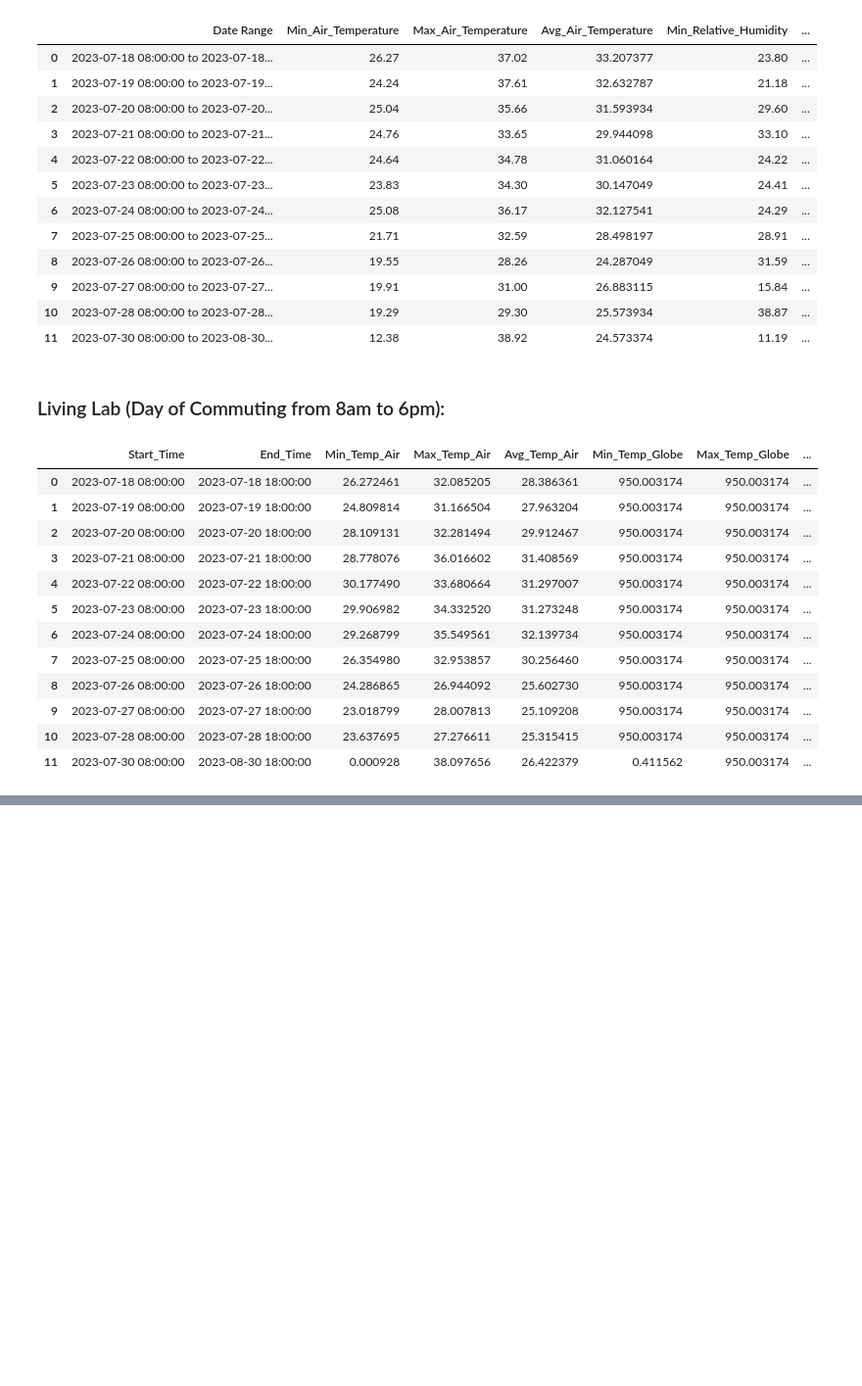
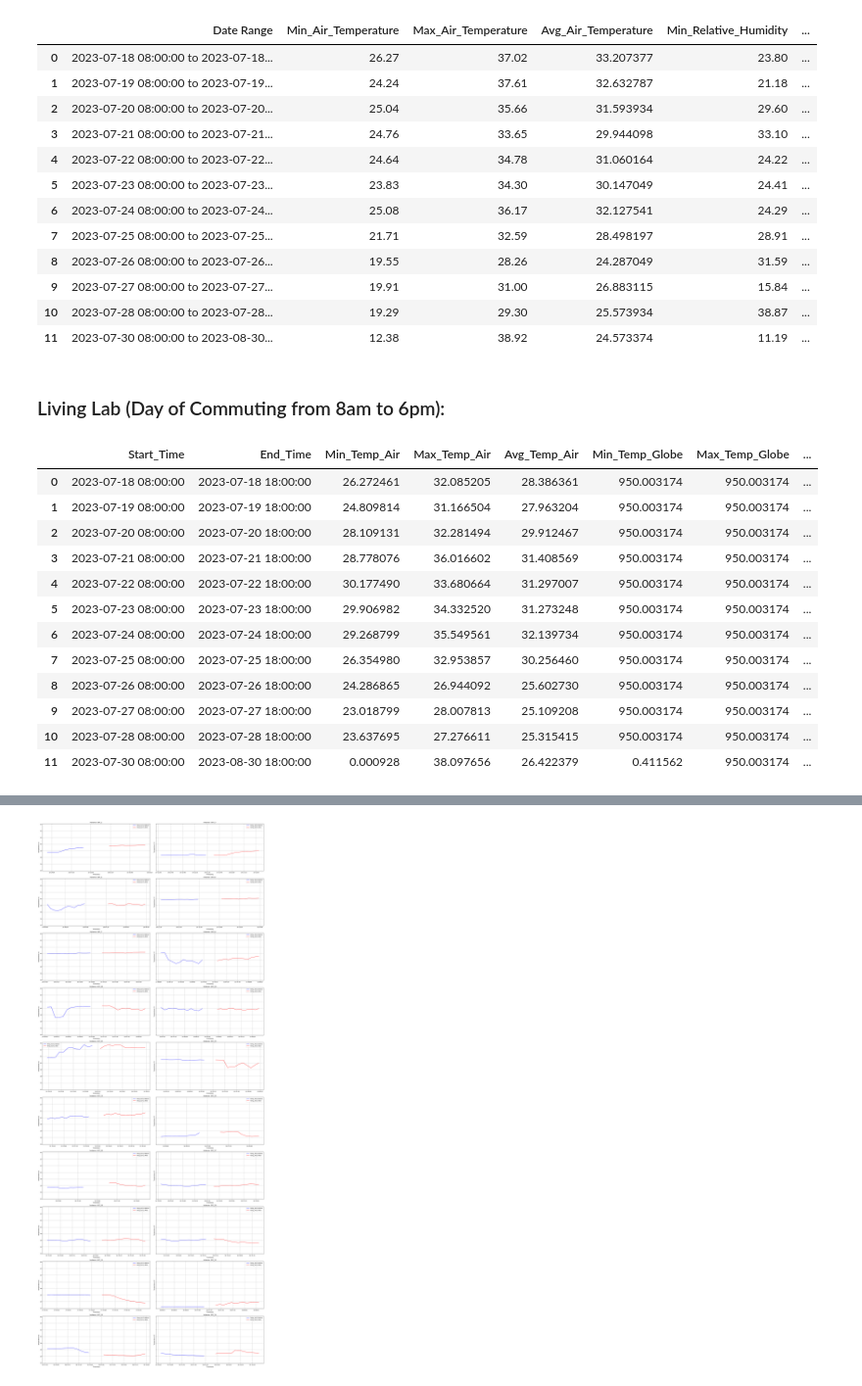
Before and after one commit to tomarp/COC-D, a Jupyter notebook: code/notebook_S07.ipynb, the cells around one changed output, grey strips where cells are left out. Shown at 98% size. Drawn from its saved outputs; the diff is of its cells as text; code cells hidden in the pictures; blank space fills up the shorter version.

Commit message:
before-after curve

```diff
--- a/code/notebook_S07.ipynb
+++ b/code/notebook_S07.ipynb
@@ -729,0 +975,80 @@ results_df
+# %%
+import pandas as pd
+from datetime import datetime, timedelta
+import matplotlib.pyplot as plt
+
+# Load the CSV file
+file_path = 'C:/Users/Tomar/dev/PCM_study/summer_2023/output/living_lab/LL/LL_d.csv'
+data = pd.read_csv(file_path)
+
+# Ensure the correct renaming of the 'DateTime' column to 'Timestamp'
+data.rename(columns={'DateTime': 'Timestamp'}, inplace=True)
+
+# Convert the 'Timestamp' column to datetime
+data['Timestamp'] = pd.to_datetime(data['Timestamp'])
+
+# Define the commuting instances from the provided markdown data
+commuting_instances = [
+     {"ID_instance": " S07_1 ", "Start Time": "2023-07-18 14:52:46", "End Time": "2023-07-18 15:24:35"},
+    {"ID_instance": " S07_3 ", "Start Time": "2023-07-19 12:28:27", "End Time": "2023-07-19 12:34:18"},
+    {"ID_instance": " S07_5 ", "Start Time": "2023-07-20 07:01:38", "End Time": "2023-07-20 07:28:26"},
+    {"ID_instance": " S07_6 ", "Start Time": "2023-07-20 12:28:53", "End Time": "2023-07-20 12:59:09"},
+    {"ID_instance": " S07_7 ", "Start Time": "2023-07-20 13:59:20", "End Time": "2023-07-20 14:11:11"},
+    {"ID_instance": " S07_8 ", "Start Time": "2023-07-21 06:58:59", "End Time": "2023-07-21 07:16:35"},
+    {"ID_instance": " S07_18", "Start Time": "2023-07-24 06:59:16", "End Time": "2023-07-24 07:10:45"},
+    {"ID_instance": " S07_19", "Start Time": "2023-07-24 08:26:12", "End Time": "2023-07-24 08:39:07"},
+    {"ID_instance": " S07_20", "Start Time": "2023-07-24 15:08:25", "End Time": "2023-07-24 15:14:32"},
+    {"ID_instance": " S07_22", "Start Time": "2023-07-25 07:05:08", "End Time": "2023-07-25 07:17:15"},
+    {"ID_instance": " S07_23", "Start Time": "2023-07-25 15:37:19", "End Time": "2023-07-25 15:50:55"},
+    {"ID_instance": " S07_25", "Start Time": "2023-07-26 06:50:55", "End Time": "2023-07-26 07:15:12"},
+    {"ID_instance": " S07_26", "Start Time": "2023-07-26 12:39:26", "End Time": "2023-07-26 13:17:23"},
+    {"ID_instance": " S07_27", "Start Time": "2023-07-26 14:31:15", "End Time": "2023-07-26 14:35:17"},
+    {"ID_instance": " S07_28", "Start Time": "2023-07-26 14:40:09", "End Time": "2023-07-26 14:50:25"},
+    {"ID_instance": " S07_29", "Start Time": "2023-07-26 15:18:35", "End Time": "2023-07-26 15:24:27"},
+    {"ID_instance": " S07_31", "Start Time": "2023-07-27 03:47:46", "End Time": "2023-07-27 03:53:56"},
+    {"ID_instance": " S07_32", "Start Time": "2023-07-28 07:10:46", "End Time": "2023-07-28 07:22:12"},
+    {"ID_instance": " S07_33", "Start Time": "2023-07-28 12:47:06", "End Time": "2023-07-28 13:02:05"},
+    {"ID_instance": " S07_34", "Start Time": "2023-07-28 13:46:47", "End Time": "2023-07-28 13:54:30"},
+]
+
+# Convert string times to datetime
+for instance in commuting_instances:
+    instance["Start Time"] = datetime.strptime(instance["Start Time"], "%Y-%m-%d %H:%M:%S")
+    instance["End Time"] = datetime.strptime(instance["End Time"], "%Y-%m-%d %H:%M:%S")
+
+# Function to plot temperature data before and after for each instance, creating a subplot matrix
+def plot_temperatures_before_after(commuting_instances, data):
+    num_instances = len(commuting_instances)
+    nrows = (num_instances + 1) // 2  # Number of rows for the subplot matrix
+
+    fig, axes = plt.subplots(nrows, 2, figsize=(25, nrows * 6), sharex=False, sharey=True)
+    axes = axes.flatten()
+
+    for idx, instance in enumerate(commuting_instances):
+        instance_id = instance["ID_instance"]
+        start_time = instance["Start Time"]
+        end_time = instance["End Time"]
+        one_hour_before = start_time - timedelta(hours=1)
+        one_hour_after = end_time + timedelta(hours=1)
+
+        # Filter data for one hour before and after the commuting instance
+        before_data = data[(data['Timestamp'] >= one_hour_before) & (data['Timestamp'] <= start_time)]
+        after_data = data[(data['Timestamp'] >= end_time) & (data['Timestamp'] <= one_hour_after)]
+
+        # Plot the data
+        ax = axes[idx]
+        ax.plot(before_data['Timestamp'], before_data['Temp_Air(C)_x'], label='Temp_Air(C) Before', color='blue')
+        ax.plot(after_data['Timestamp'], after_data['Temp_Air(C)_x'], label='Temp_Air(C) After', color='red')
+        ax.set_title(f'Instance {instance_id}')
+        ax.set_xlabel('Timestamp')
+        ax.set_ylabel('Temperature (C)')
+        ax.legend()
+        ax.grid(True)
+
+    plt.tight_layout()
+    plt.show()
+
+# Visualize the temperature data for each commuting instance
+plot_temperatures_before_after(commuting_instances, data)
+# %% [output]
+[figure, added]
```
Also changed, not shown: parts of 4 cells of this notebook, 15 other files.
